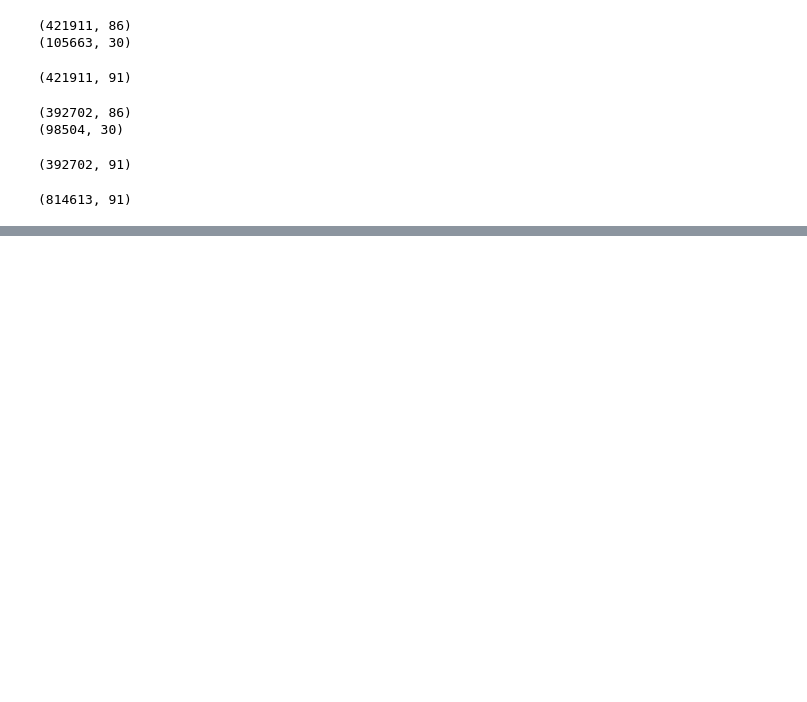
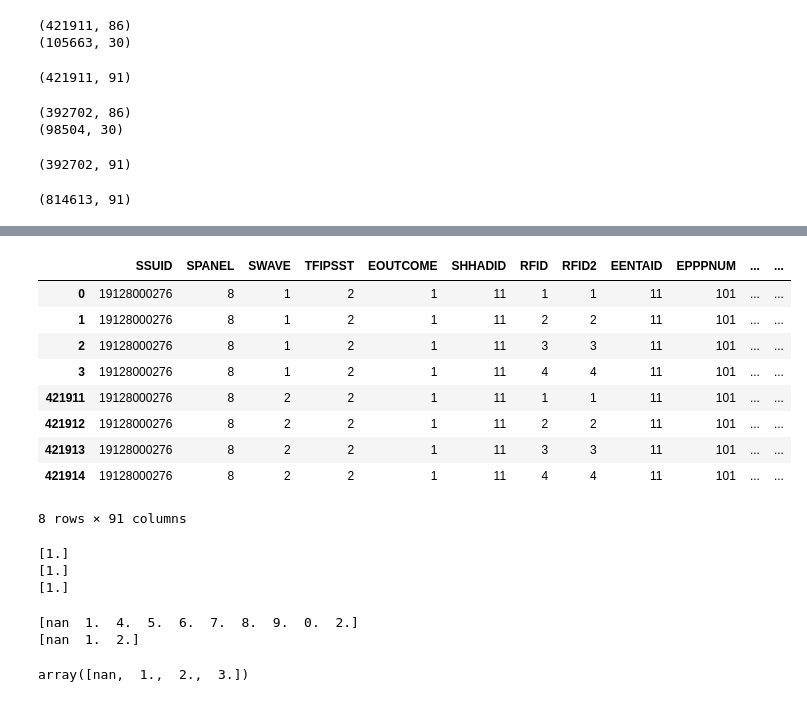
Before and after one commit to MaxDerWeber/MasterThesis, a Jupyter notebook: Data.ipynb, the cells around one changed output, grey strips where cells are left out. Drawn from its saved outputs; the diff is of its cells as text; code cells hidden in the pictures; blank space fills up the shorter version.

```diff
--- a/Data.ipynb
+++ b/Data.ipynb
@@ -119,0 +189,44 @@ del [w1_core, w2_core, w1_topical, w2_topical]
+# %%
+df[(df['SSUID'] == 19128000276) & (df['EPPPNUM'] == 101)]
+# -> topical modul joined only once per wave
+# %% [output]
+|  | SSUID | SPANEL | SWAVE | TFIPSST | EOUTCOME | SHHADID | RFID | RFID2 | EENTAID | EPPPNUM | ... | ... |
+| 0 | 19128000276 | 8 | 1 | 2 | 1 | 11 | 1 | 1 | 11 | 101 | ... | ... |
+| 1 | 19128000276 | 8 | 1 | 2 | 1 | 11 | 2 | 2 | 11 | 101 | ... | ... |
+| 2 | 19128000276 | 8 | 1 | 2 | 1 | 11 | 3 | 3 | 11 | 101 | ... | ... |
+| 3 | 19128000276 | 8 | 1 | 2 | 1 | 11 | 4 | 4 | 11 | 101 | ... | ... |
+| 421911 | 19128000276 | 8 | 2 | 2 | 1 | 11 | 1 | 1 | 11 | 101 | ... | ... |
+| 421912 | 19128000276 | 8 | 2 | 2 | 1 | 11 | 2 | 2 | 11 | 101 | ... | ... |
+| 421913 | 19128000276 | 8 | 2 | 2 | 1 | 11 | 3 | 3 | 11 | 101 | ... | ... |
+| 421914 | 19128000276 | 8 | 2 | 2 | 1 | 11 | 4 | 4 | 11 | 101 | ... | ... |
+8 rows × 91 columns
+# %%
+df['EREBATE'].replace(2, 0, inplace = True)
+df['EREBATE'].isna().sum() # 610446 - is the topical module joined only to one row or are indeed 610k houshold nan in rebate?
+
+print(df[df['EREBATE'] == 0]['ERBAMTH'].unique())
+print(df[df['EREBATE'] == 0]['ERBATTYP'].unique())
+print(df[df['EREBATE'] == 0]['EREBATOC'].unique())
+# %% [output]
+[1.]
+[1.]
+[1.]
+# %%
+# if erebate = 0 -> ERBAMTH, ERBATTYP and EREBATOC need to be nan
+def clean_norebate(erebate, clmn_to_nan):
+    if erebate == 0:
+       return np.NaN
+    else:
+        return clmn_to_nan
+
+df['ERBAMTH'] = df.apply(lambda x: clean_norebate(x['EREBATE'], x['ERBAMTH']),axis=1)
+df['ERBATTYP'] = df.apply(lambda x: clean_norebate(x['EREBATE'], x['ERBATTYP']),axis=1)
+df['EREBATOC'] = df.apply(lambda x: clean_norebate(x['EREBATE'], x['EREBATOC']),axis=1)
+
+print(df['ERBAMTH'].unique())
+print(df['ERBATTYP'].unique())
+print(df['EREBATOC'].unique())
+# %% [output]
+[nan  1.  4.  5.  6.  7.  8.  9.  0.  2.]
+[nan  1.  2.]
+array([nan,  1.,  2.,  3.])
```
Also changed, not shown: parts of 11 cells of this notebook, 1 other file.
